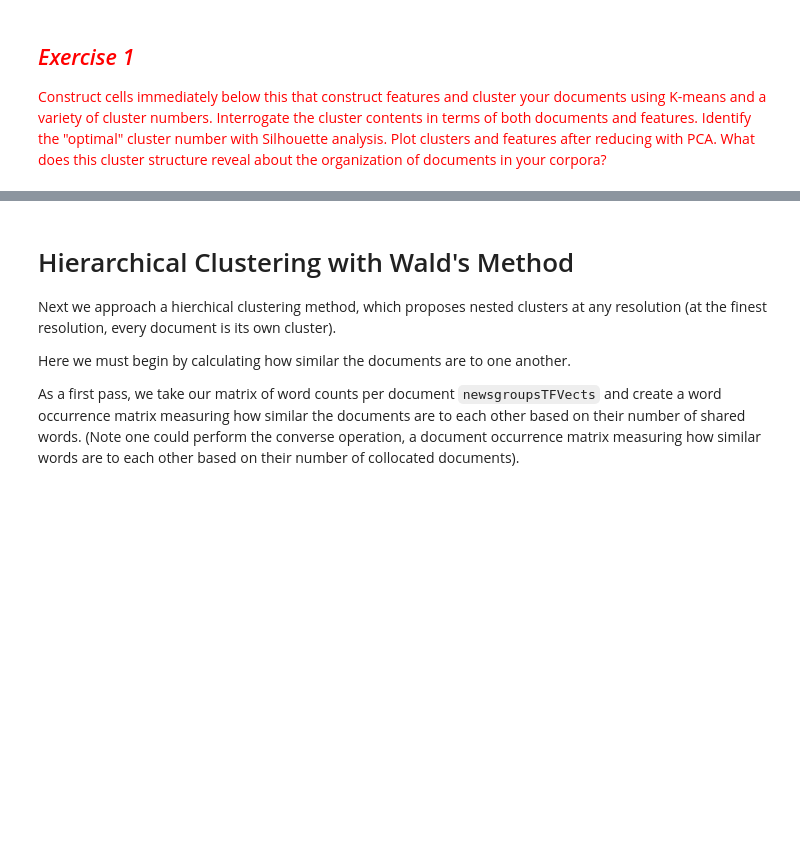
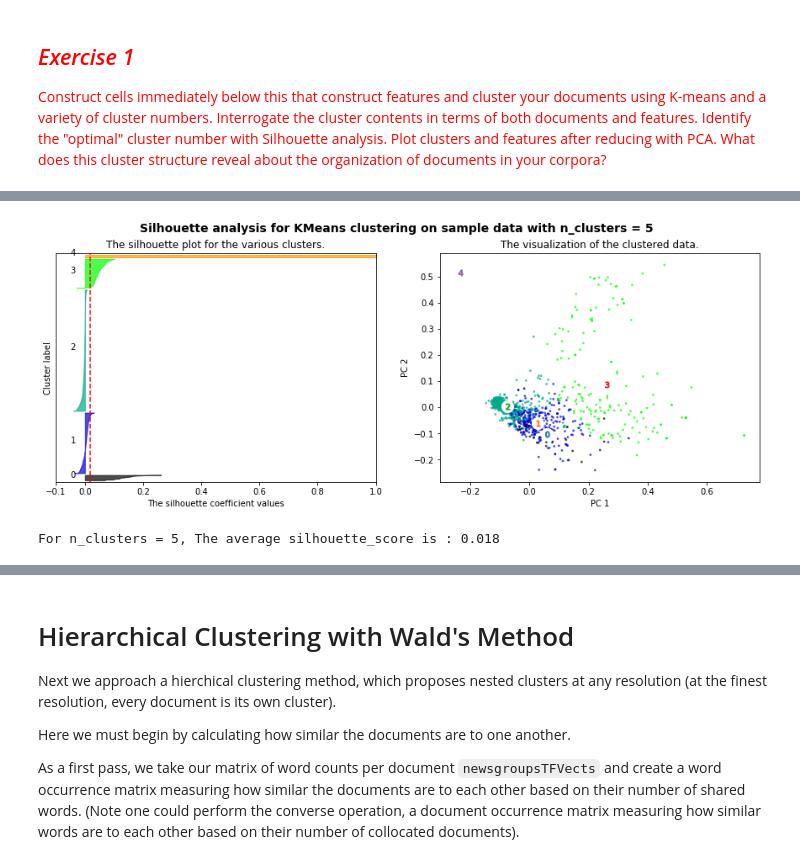
Before and after one commit to xywu-soc/content-analysis-2018, a Jupyter notebook: 3-Clustering-and-Topic-Modeling/3-Clustering-and-Topic-Modeling.ipynb, the cells around one changed output, grey strips where cells are left out. Drawn from its saved outputs; the diff is of its cells as text; code cells hidden in the pictures; blank space fills up the shorter version.

```diff
--- a/3-Clustering-and-Topic-Modeling/3-Clustering-and-Topic-Modeling.ipynb
+++ b/3-Clustering-and-Topic-Modeling/3-Clustering-and-Topic-Modeling.ipynb
@@ -491,0 +770,10 @@ music_df = pandas.DataFrame(music)
+# %%
+# PCA (n_components = 5)
+pca_5 = PCA(n_components = 5).fit(musicgroupsTFVects.toarray())
+reduced_data_5 = pca_5.transform(musicgroupsTFVects.toarray())
+# Silhouette analysis
+X = musicgroupsTFVects.toarray()
+plotSilhouette_revised(5, X, reduced_data_5)
+# %% [output]
+[figure, added]
+For n_clusters = 5, The average silhouette_score is : 0.018
```
Also changed, not shown: parts of 32 cells of this notebook.
